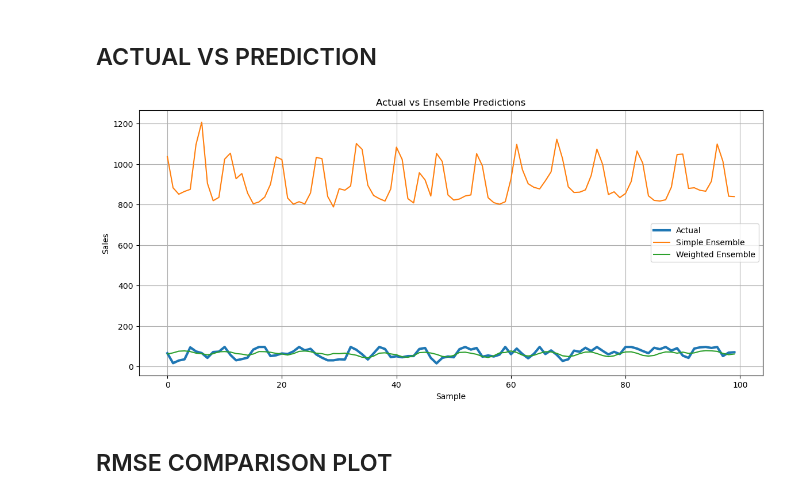
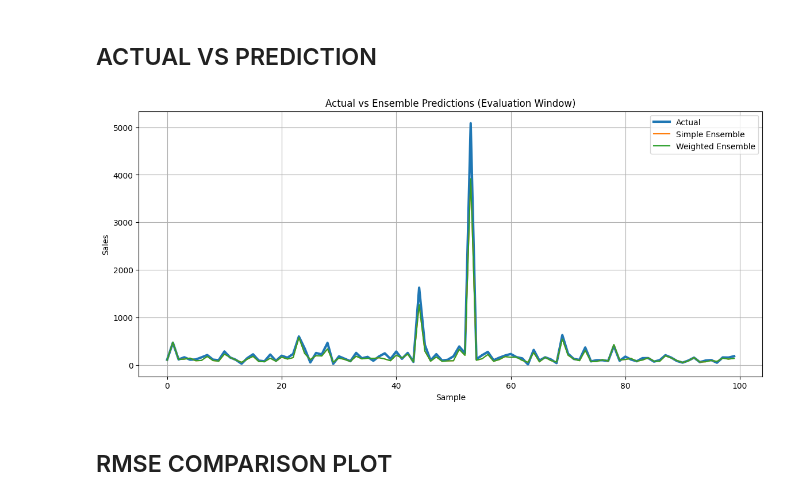
Before and after one commit to nhbi05/demand-forecasting, a Jupyter notebook: notebooks/06_Ensemble.ipynb, the cells around one changed output. Saved outputs shown, nothing was run; the diff lists cells and outputs as text; code cells hidden in the pictures.

Commit message:
chsnges to ensemble

```diff
--- a/notebooks/06_Ensemble.ipynb
+++ b/notebooks/06_Ensemble.ipynb
@@ -203,21 +200,13 @@ Gaussian       509.999077  163.191919 -0.447058  1.005412e+17
 # %% [markdown]
 ## SIMPLE AVERAGED ENSEMBLE
 # %%
-simple_ensemble = EnsembleForecaster(
-    method='simple_average'
-)
+simple_ensemble = EnsembleForecaster(method='simple_average')
 
-simple_pred = simple_ensemble.predict(
-    predictions_dict
-)
+simple_pred = simple_ensemble.predict(eval_preds)
 
-simple_results = simple_ensemble.evaluate(
-    y_test,
-    simple_pred
-)
+simple_results = simple_ensemble.evaluate(y_eval, simple_pred)
 
 print("Simple Ensemble Results")
-
 print(simple_results)
 # %% [output]
 Simple Ensemble Results
@@ -225,26 +214,19 @@ Simple Ensemble Results
 # %% [markdown]
 ## WEIGHTED AVERAGE ENSEMBLE
 # %%
-weighted_ensemble = EnsembleForecaster(
-    method='weighted_average'
-)
+# Calibrate weights on the first-half window, evaluate on the held-out second half.
+weighted_ensemble = EnsembleForecaster(method='weighted_average')
 
-weighted_pred = weighted_ensemble.predict(
-    predictions_dict,
-    y_true=y_test
-)
+weighted_ensemble.adapt_weights(y_cal, cal_preds)
 
-weighted_results = weighted_ensemble.evaluate(
-    y_test,
-    weighted_pred
-)
+weighted_pred = weighted_ensemble.weighted_average(eval_preds)
+
+weighted_results = weighted_ensemble.evaluate(y_eval, weighted_pred)
 
 print("Weighted Ensemble Results")
-
 print(weighted_results)
 
-print("\nAdaptive Weights")
-
+print("\nAdaptive Weights (calibrated on first half of test window)")
 print(weighted_ensemble.weights)
 # %% [output]
 Weighted Ensemble Results
@@ -308,36 +282,36 @@ Name: R2, dtype: float64
 plt.figure(figsize=(14, 6))
 
 plt.plot(
-    y_test[:100],
+    y_eval[:100],
     label='Actual',
     linewidth=3
 )
 
 plt.plot(
     simple_pred[:100],
     label='Simple Ensemble'
 )
 
 plt.plot(
     weighted_pred[:100],
     label='Weighted Ensemble'
 )
 
 plt.xlabel('Sample')
 
 plt.ylabel('Sales')
 
 plt.title(
-    'Actual vs Ensemble Predictions'
+    'Actual vs Ensemble Predictions (Evaluation Window)'
 )
 
 plt.legend()
 
 plt.grid(True)
 
 plt.show()
 # %% [output]
-[figure, old version]
+[figure, new version]
 # %% [markdown]
 ## RMSE COMPARISON PLOT
 # %%
```
Also changed, not shown: parts of 17 cells of this notebook, 1 other file.
